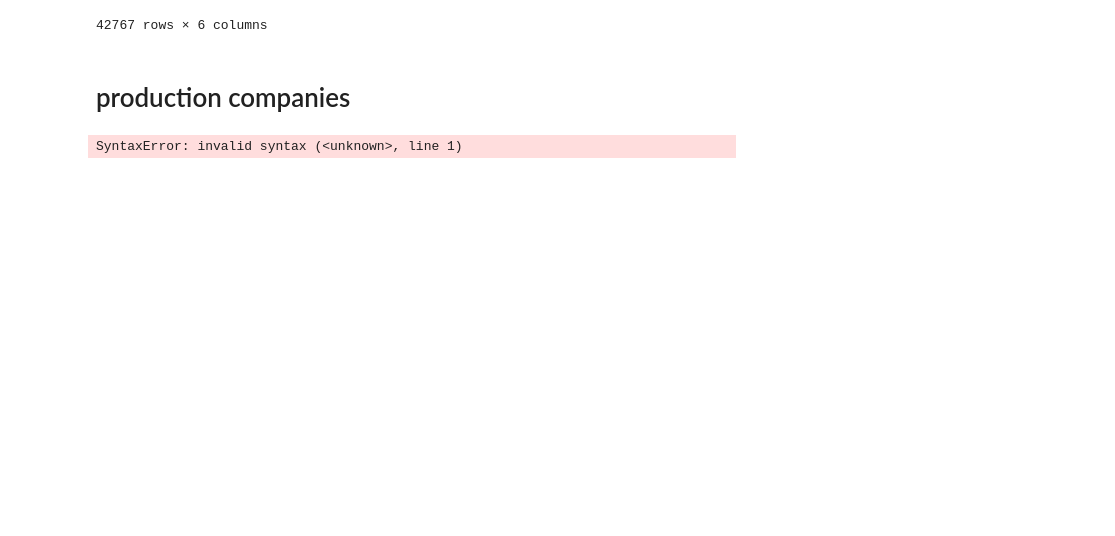
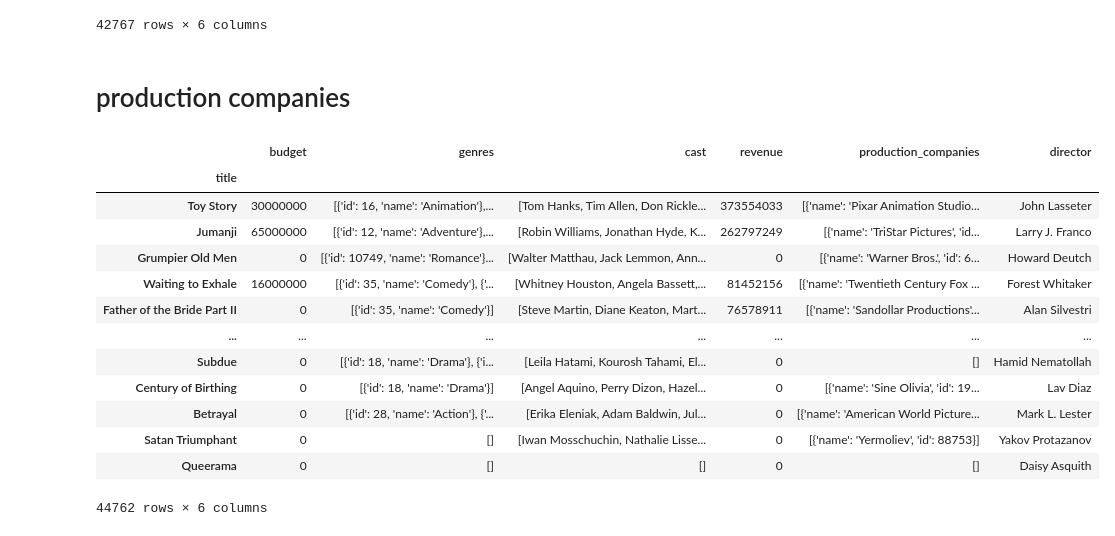
Before and after one commit to rmedina0531/movie-database-ml-project, a Jupyter notebook: project.ipynb, the cells around one changed output. Cells and saved outputs as stored; diff of their text form; code cells hidden in the pictures; blank space fills up the shorter version.

```diff
--- a/project.ipynb
+++ b/project.ipynb
@@ -243,6 +269,31 @@ df_reduced
 # %% [markdown]
 # production companies
 # %%
-df_reduced['production_companies'] = df_reduced['production_companies'].apply(literal_eval)
+#make function to ignore .jpg errors
+def foo(x):
+    if x and x.contains(".jpg"):
+        print(x)
+
+# df_reduced['production_companies'].apply(foo)
+# df_reduced['production_companies'] = df_reduced['production_companies'].apply(foo)
+# df_reduced
+
+#pokemon_games = df.loc[df['Name'].str.contains("pokemon", case=False)]
+
+#drop na values
+# df_reduced.dropna()
 # %% [output]
+|  | budget | genres | cast | revenue | production_companies | director |
+| title |  |  |  |  |  |  |
+| Toy Story | 30000000 | [{'id': 16, 'name': 'Animation'},... | [Tom Hanks, Tim Allen, Don Rickle... | 373554033 | [{'name': 'Pixar Animation Studio... | John Lasseter |
+| Jumanji | 65000000 | [{'id': 12, 'name': 'Adventure'},... | [Robin Williams, Jonathan Hyde, K... | 262797249 | [{'name': 'TriStar Pictures', 'id... | Larry J. Franco |
+| Grumpier Old Men | 0 | [{'id': 10749, 'name': 'Romance'}... | [Walter Matthau, Jack Lemmon, Ann... | 0 | [{'name': 'Warner Bros.', 'id': 6... | Howard Deutch |
+| Waiting to Exhale | 16000000 | [{'id': 35, 'name': 'Comedy'}, {'... | [Whitney Houston, Angela Bassett,... | 81452156 | [{'name': 'Twentieth Century Fox ... | Forest Whitaker |
+| Father of the Bride Part II | 0 | [{'id': 35, 'name': 'Comedy'}] | [Steve Martin, Diane Keaton, Mart... | 76578911 | [{'name': 'Sandollar Productions'... | Alan Silvestri |
+| ... | ... | ... | ... | ... | ... | ... |
+| Subdue | 0 | [{'id': 18, 'name': 'Drama'}, {'i... | [Leila Hatami, Kourosh Tahami, El... | 0 | [] | Hamid Nematollah |
+| Century of Birthing | 0 | [{'id': 18, 'name': 'Drama'}] | [Angel Aquino, Perry Dizon, Hazel... | 0 | [{'name': 'Sine Olivia', 'id': 19... | Lav Diaz |
+| Betrayal | 0 | [{'id': 28, 'name': 'Action'}, {'... | [Erika Eleniak, Adam Baldwin, Jul... | 0 | [{'name': 'American World Picture... | Mark L. Lester |
+| Satan Triumphant | 0 | [] | [Iwan Mosschuchin, Nathalie Lisse... | 0 | [{'name': 'Yermoliev', 'id': 88753}] | Yakov Protazanov |
+| Queerama | 0 | [] | [] | 0 | [] | Daisy Asquith |
-SyntaxError: invalid syntax (<unknown>, line 1)
+44762 rows × 6 columns
```
Also changed, not shown: parts of 6 cells of this notebook, 1 other file.
